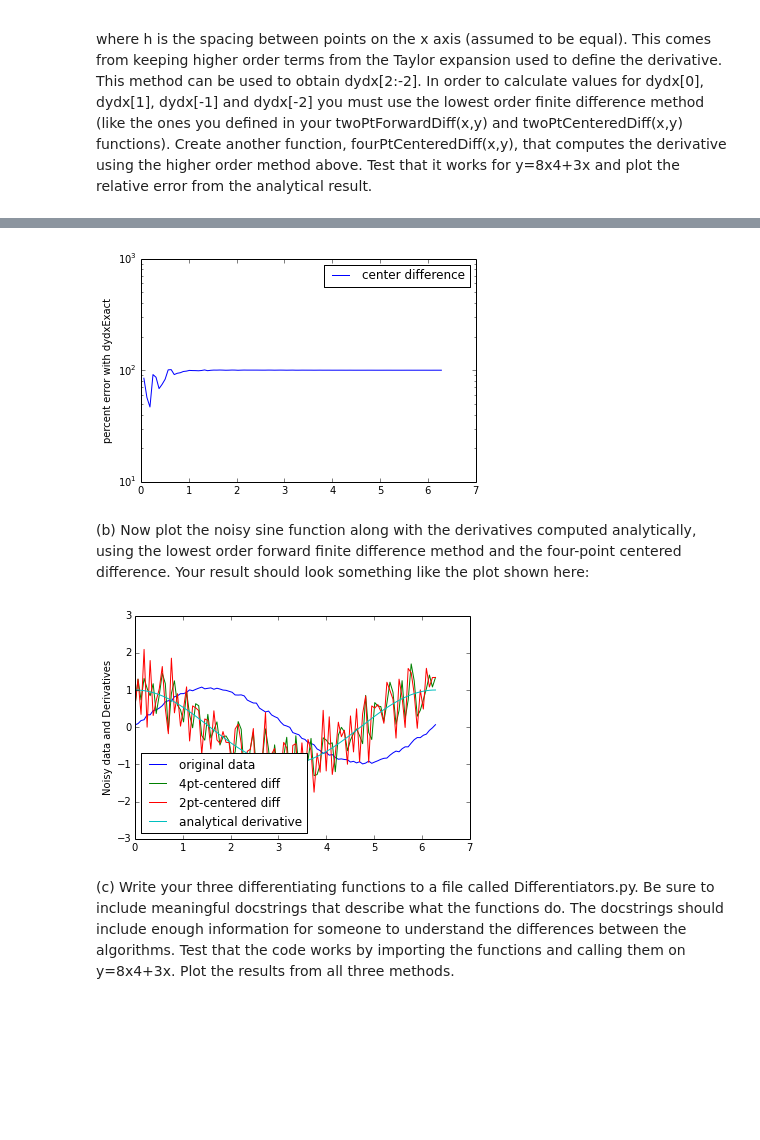
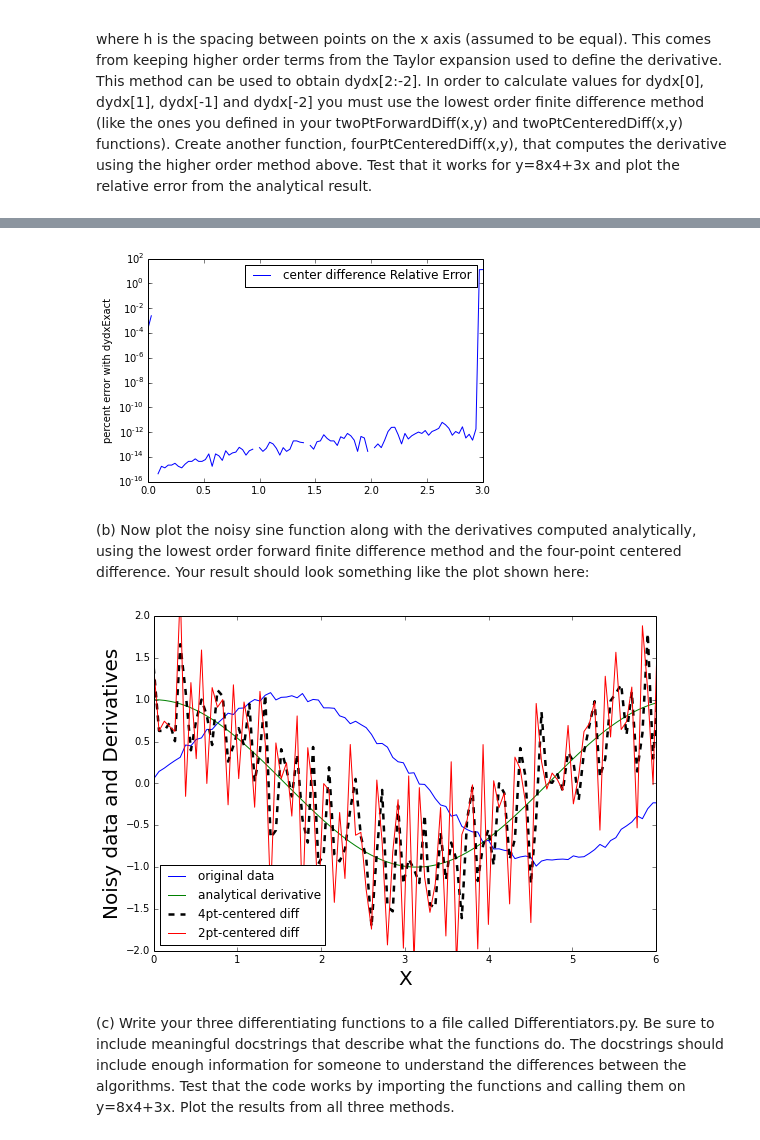
Before and after one commit to eizaguir/PHYS202-S14, a Jupyter notebook: SciPy/DifferentiationExercises.ipynb, the cells around one changed output, grey strips where cells are left out. Saved outputs shown, nothing was run; the diff lists cells and outputs as text; code cells hidden in the pictures; blank space fills up the shorter version.

```diff
--- a/SciPy/DifferentiationExercises.ipynb
+++ b/SciPy/DifferentiationExercises.ipynb
@@ -173,41 +179,43 @@ plt.plot(x,dydx1)
 # %%
 dydx1 = fourPtCenteredDiff(x,y)
 
-
-
 dydxExact = 32*x**3 + 3
 
-percentError1 = 100*abs( dydx1[1:] - dydxExact[1:] )/dydxExact[1:]
-
+percentError1 = abs(dydx1 - dydxExact)
 #Use a semilog y-axis to see the variation better
-plt.semilogy(x[1:], percentError1, label='center difference')
+plt.semilogy(x, percentError1, label='center difference Relative Error')
 plt.ylabel("percent error with dydxExact")
 plt.legend(loc="upper right")
 plt.show()
 # %% [output]
-[figure, old version]
+[figure, new version]
 # %% [markdown]
 (b) Now plot the noisy sine function along with the derivatives computed analytically, using the lowest order forward finite difference method and the four-point centered difference. Your result should look something like the plot shown here:
 # %%
 x = np.linspace(0,2*pi,100)
 y = np.sin(x) + 0.1*random.random(size=x.shape)
 
+plt.figure(figsize=(9,6),dpi=80)
 plt.plot(x,y,label="original data")
 
 dydx1 = fourPtCenteredDiff(x,y)
 dydx2 = twoPtForwardDiff(x,y)
 
 
 dydxExact = cos(x)
+plt.plot(x,dydxExact,label="analytical derivative")
+plt.ylabel("Noisy data and Derivatives",fontsize=20)
+plt.xlabel("X",fontsize=20)
+plt.plot(x,dydx1,label="4pt-centered diff",linestyle ="--", color = "black",linewidth=2.5)
+plt.plot(x,dydx2,label="2pt-centered diff",color="Red")
 
-plt.ylabel("Noisy data and Derivatives")
-plt.plot(x,dydx1,label="4pt-centered diff")
-plt.plot(x,dydx2,label="2pt-centered diff")
-plt.plot(x,dydxExact,label="analytical derivative")
 plt.legend(loc="lower left")
+
+plt.xlim(0,6)
+plt.ylim(-2,2)
 plt.show()
 # %% [output]
-[figure, old version]
+[figure, new version]
 # %% [markdown]
 (c) Write your three differentiating functions to a file called Differentiators.py. Be sure to include meaningful docstrings that describe what the functions do. The docstrings should include enough information for someone to understand the differences between the algorithms. Test that the code works by importing the functions and calling them on y=8x4+3x. Plot the results from all three methods.
 # %%
```
Also changed, not shown: parts of 6 cells of this notebook.
